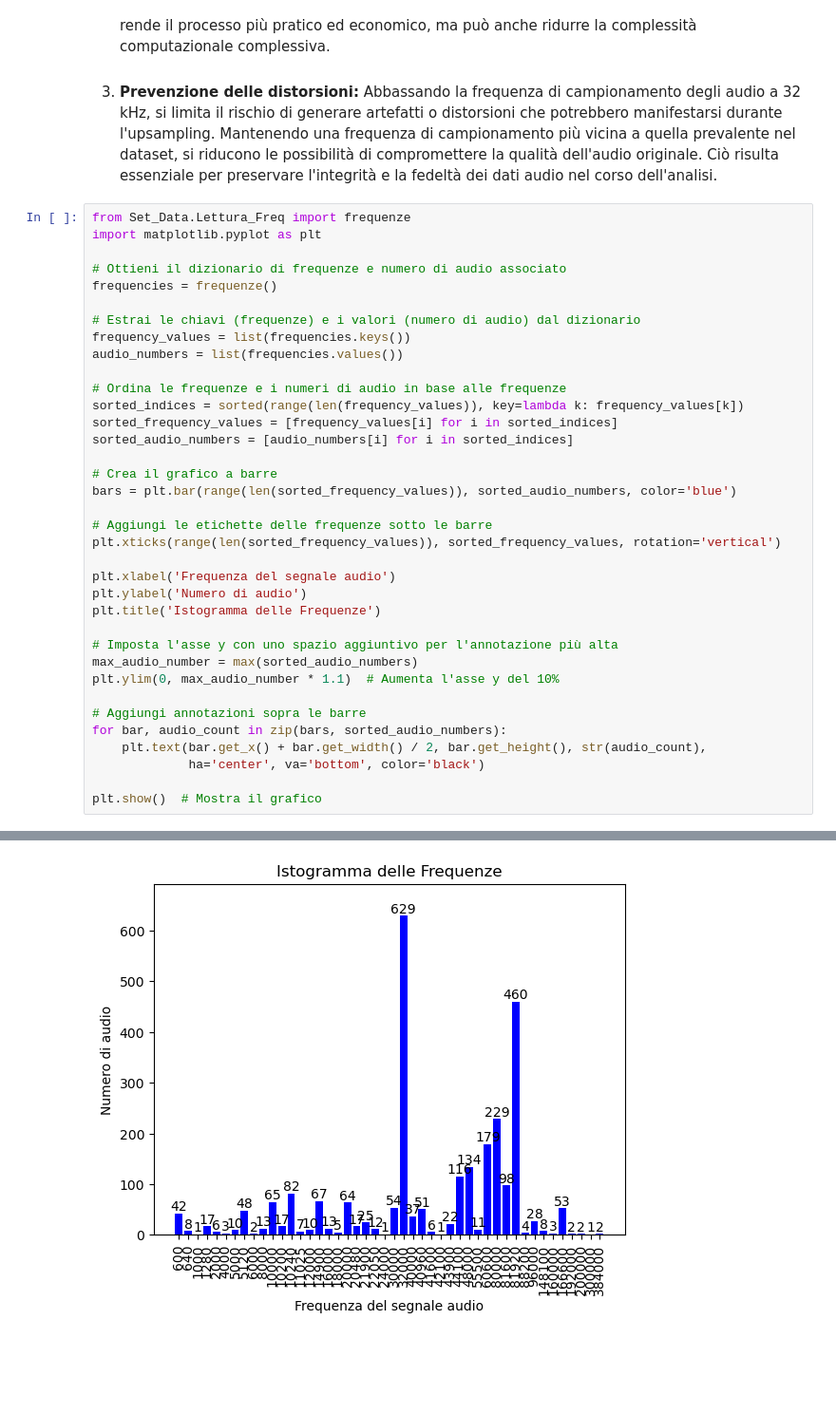
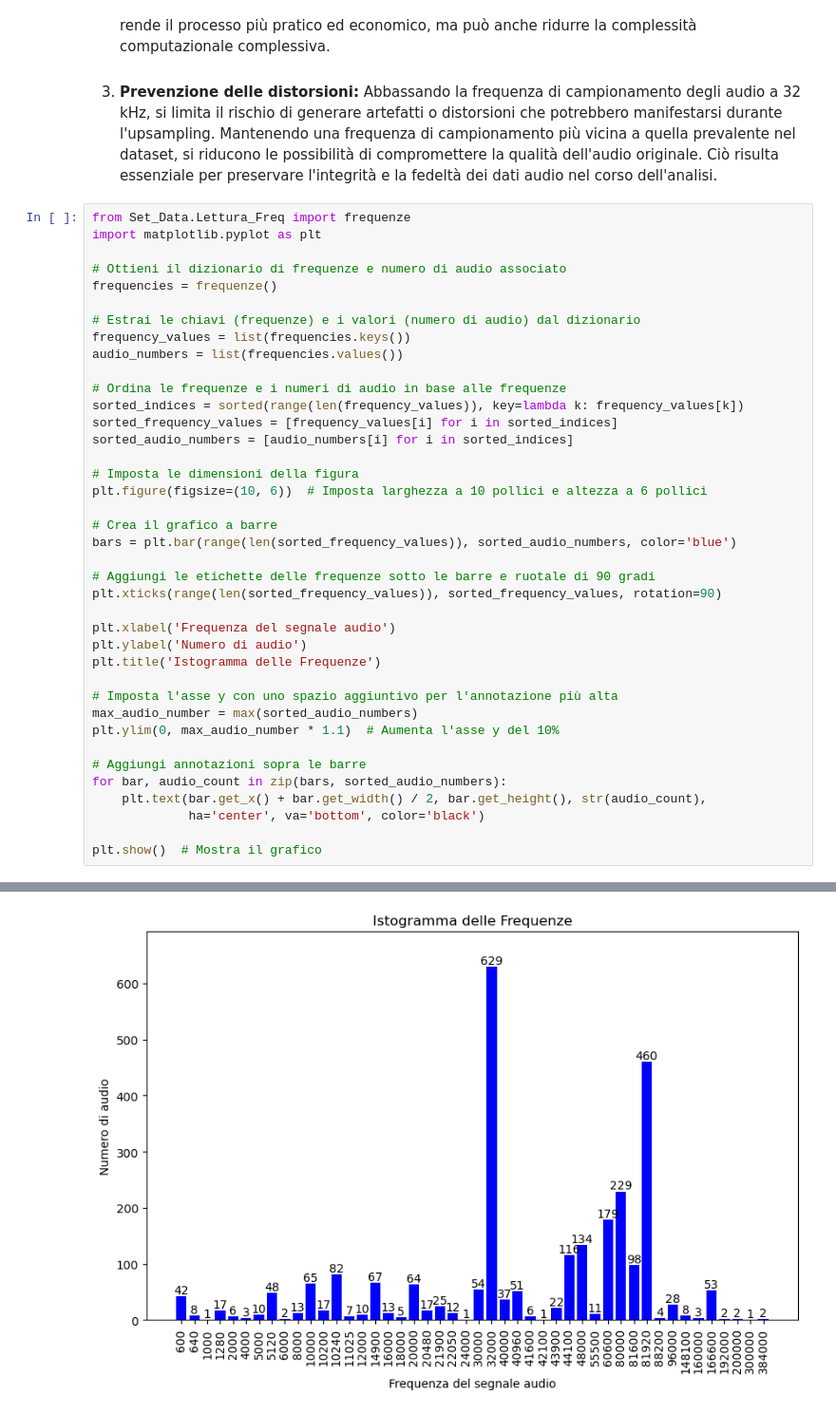
Before and after one commit to IreneGaita/UnderwaterSoundsClassification, a Jupyter notebook: AnalisiPreprocessing.ipynb, the cells around one changed output, grey strips where cells are left out. Shown at 95% size. Drawn from its saved outputs; the diff is of its cells as text; blank space fills up the shorter version.

```diff
--- a/AnalisiPreprocessing.ipynb
+++ b/AnalisiPreprocessing.ipynb
@@ -32,11 +32,14 @@ sorted_indices = sorted(range(len(frequency_values)), key=lambda k: frequency_va
 sorted_frequency_values = [frequency_values[i] for i in sorted_indices]
 sorted_audio_numbers = [audio_numbers[i] for i in sorted_indices]
 
+# Imposta le dimensioni della figura
+plt.figure(figsize=(10, 6))  # Imposta larghezza a 10 pollici e altezza a 6 pollici
+
 # Crea il grafico a barre
 bars = plt.bar(range(len(sorted_frequency_values)), sorted_audio_numbers, color='blue')
 
-# Aggiungi le etichette delle frequenze sotto le barre
-plt.xticks(range(len(sorted_frequency_values)), sorted_frequency_values, rotation='vertical')
+# Aggiungi le etichette delle frequenze sotto le barre e ruotale di 90 gradi
+plt.xticks(range(len(sorted_frequency_values)), sorted_frequency_values, rotation=90)
 
 plt.xlabel('Frequenza del segnale audio')
 plt.ylabel('Numero di audio')
@@ -59,4 +76,4 @@ Totale file audio: 2665
-[figure, old version]
+[figure, new version]
 # %%
 import re
 from Set_Data.Lettura_Durata import audio_info
```
Also changed, not shown: parts of 5 cells of this notebook, 1 other file.
